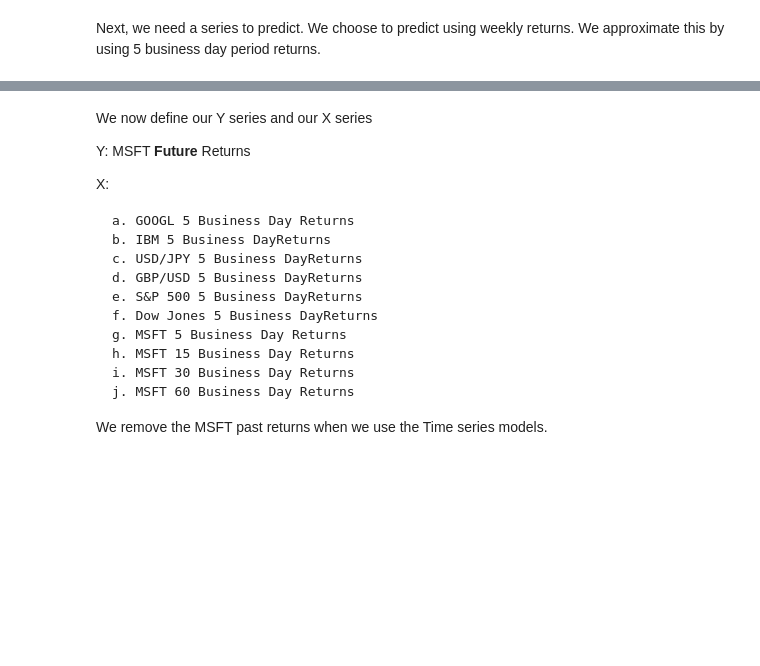
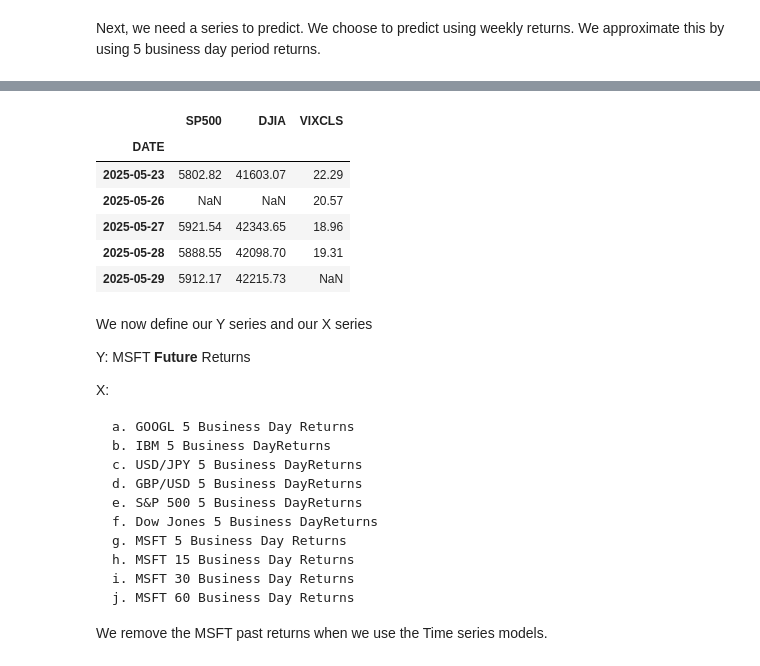
Before and after one commit to WentaoX/fin-ml, a Jupyter notebook: Chapter 5 - Sup. Learning - Regression and Time Series models/Case Study 1 - Stock Price Prediction/StockPricePrediction.ipynb, the cells around one changed output, grey strips where cells are left out. Cells and saved outputs as stored; diff of their text form; code cells hidden in the pictures; blank space fills up the shorter version.

```diff
--- a/Chapter 5 - Sup. Learning - Regression and Time Series models/Case Study 1 - Stock Price Prediction/StockPricePrediction.ipynb
+++ b/Chapter 5 - Sup. Learning - Regression and Time Series models/Case Study 1 - Stock Price Prediction/StockPricePrediction.ipynb
@@ -123,3 +192,13 @@ Next, we need a series to predict. We choose to predict using weekly returns. We
+# %%
+idx_data.tail()
+# %% [output]
+|  | SP500 | DJIA | VIXCLS |
+| DATE |  |  |  |
+| 2025-05-23 | 5802.82 | 41603.07 | 22.29 |
+| 2025-05-26 | NaN | NaN | 20.57 |
+| 2025-05-27 | 5921.54 | 42343.65 | 18.96 |
+| 2025-05-28 | 5888.55 | 42098.70 | 19.31 |
+| 2025-05-29 | 5912.17 | 42215.73 | NaN |
 # %%
 return_period = 5
 # %% [markdown]
```
Also changed, not shown: parts of 9 cells of this notebook.
